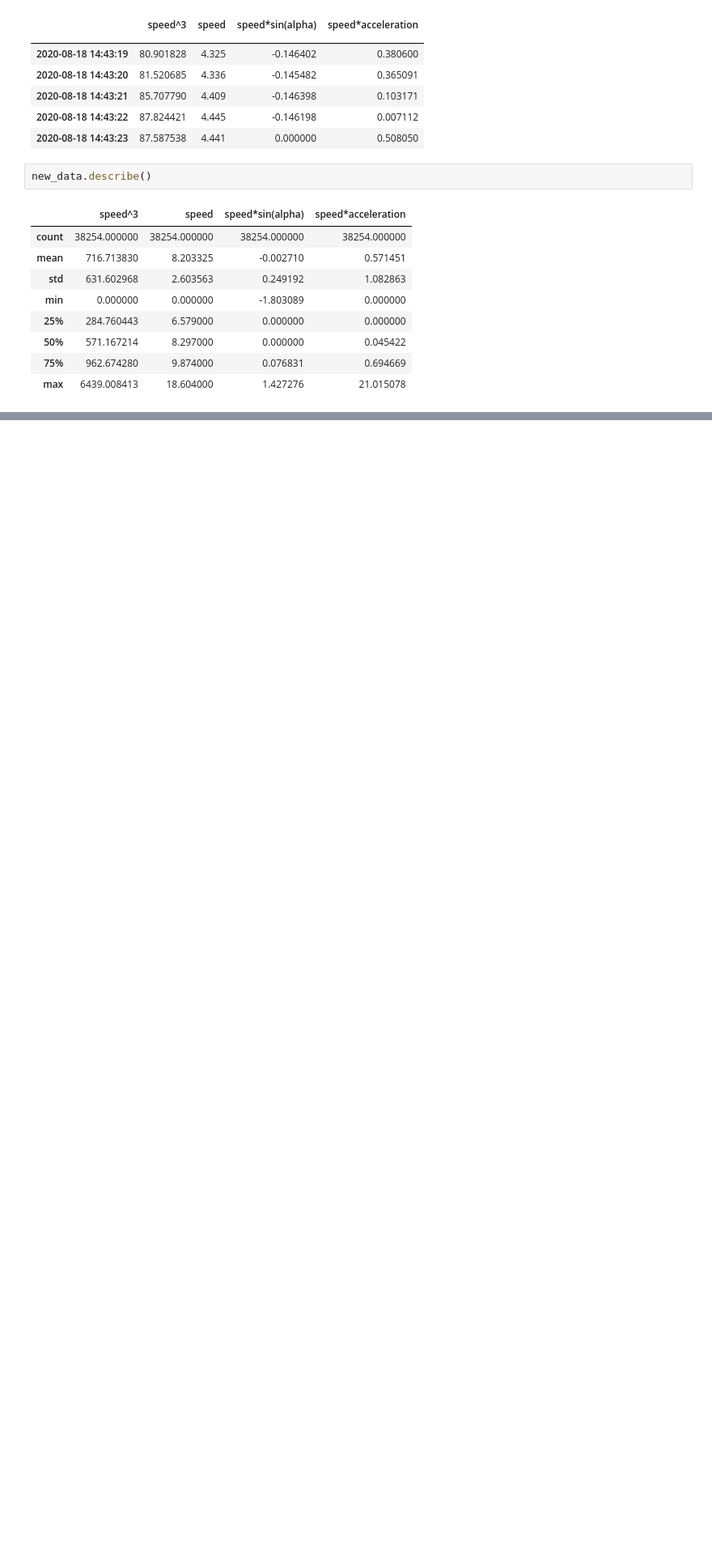
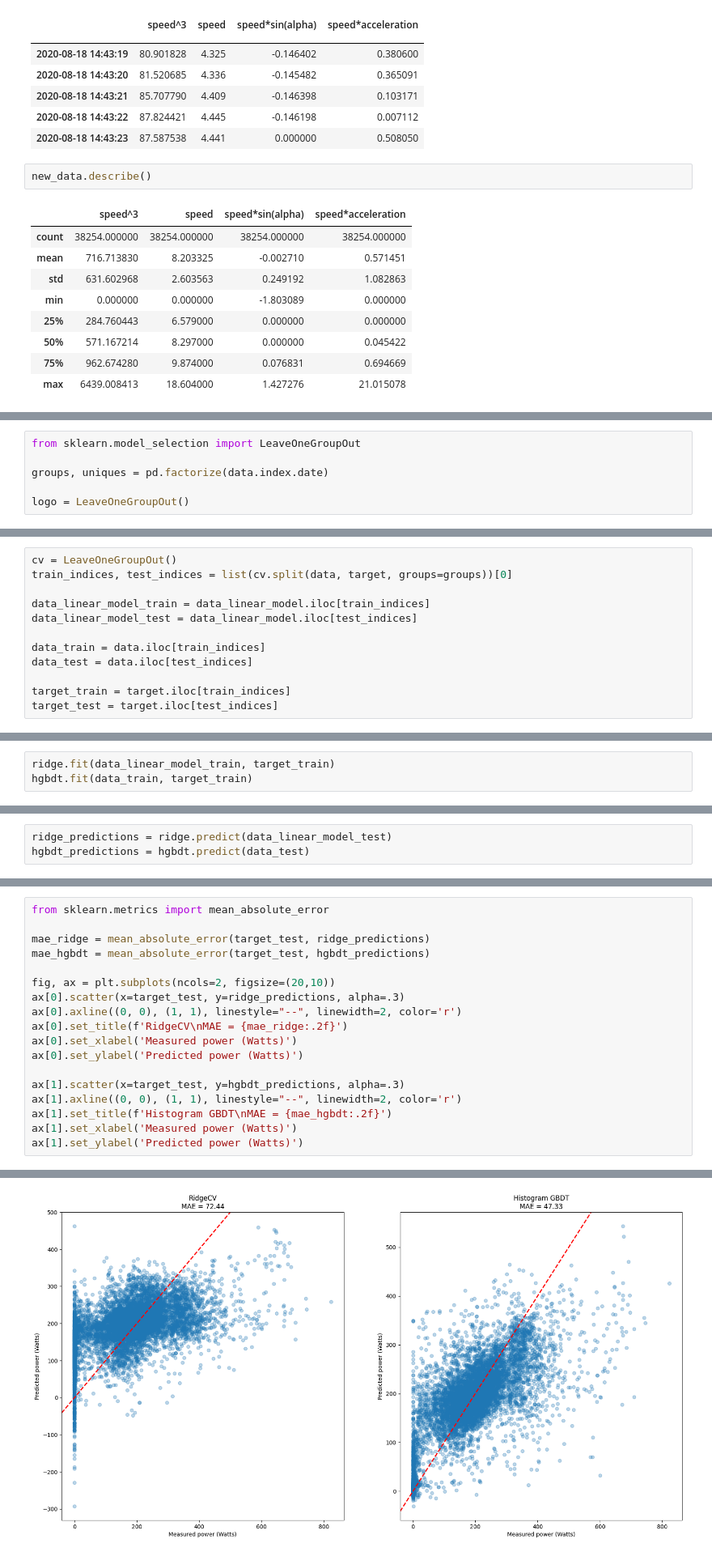
Before and after one commit to royaad/INRIA-ML-scikit-learn, a Jupyter notebook: Module 7/761_evaluation_questions.ipynb, the cells around one changed output, grey strips where cells are left out. Shown: that part at 81% size. Saved outputs shown, nothing was run; the diff lists cells and outputs as text; blank space fills up the shorter version.

```diff
--- a/Module 7/761_evaluation_questions.ipynb
+++ b/Module 7/761_evaluation_questions.ipynb
@@ -99,0 +282,6 @@ new_data.describe()
+# %%
+from sklearn.model_selection import LeaveOneGroupOut
+
+groups, uniques = pd.factorize(data.index.date)
+
+logo = LeaveOneGroupOut()
@@ -99,0 +356,12 @@ new_data.describe()
+# %%
+cv = LeaveOneGroupOut()
+train_indices, test_indices = list(cv.split(data, target, groups=groups))[0]
+
+data_linear_model_train = data_linear_model.iloc[train_indices]
+data_linear_model_test = data_linear_model.iloc[test_indices]
+
+data_train = data.iloc[train_indices]
+data_test = data.iloc[test_indices]
+
+target_train = target.iloc[train_indices]
+target_test = target.iloc[test_indices]
@@ -99,0 +370,3 @@ new_data.describe()
+# %%
+ridge.fit(data_linear_model_train, target_train)
+hgbdt.fit(data_train, target_train)
@@ -99,0 +378,3 @@ new_data.describe()
+# %%
+ridge_predictions = ridge.predict(data_linear_model_test)
+hgbdt_predictions = hgbdt.predict(data_test)
@@ -99,0 +383,19 @@ new_data.describe()
+# %%
+from sklearn.metrics import mean_absolute_error
+
+mae_ridge = mean_absolute_error(target_test, ridge_predictions)
+mae_hgbdt = mean_absolute_error(target_test, hgbdt_predictions)
+
+fig, ax = plt.subplots(ncols=2, figsize=(20,10))
+ax[0].scatter(x=target_test, y=ridge_predictions, alpha=.3)
+ax[0].axline((0, 0), (1, 1), linestyle="--", linewidth=2, color='r')
+ax[0].set_title(f'RidgeCV\nMAE = {mae_ridge:.2f}')
+ax[0].set_xlabel('Measured power (Watts)')
+ax[0].set_ylabel('Predicted power (Watts)')
+
+ax[1].scatter(x=target_test, y=hgbdt_predictions, alpha=.3)
+ax[1].axline((0, 0), (1, 1), linestyle="--", linewidth=2, color='r')
+ax[1].set_title(f'Histogram GBDT\nMAE = {mae_hgbdt:.2f}')
+ax[1].set_xlabel('Measured power (Watts)')
+ax[1].set_ylabel('Predicted power (Watts)')
+# %% [output]
@@ -99,0 +403 @@ new_data.describe()
+[figure, added]
```
Also changed, not shown: parts of 51 cells of this notebook, 1 other file.
